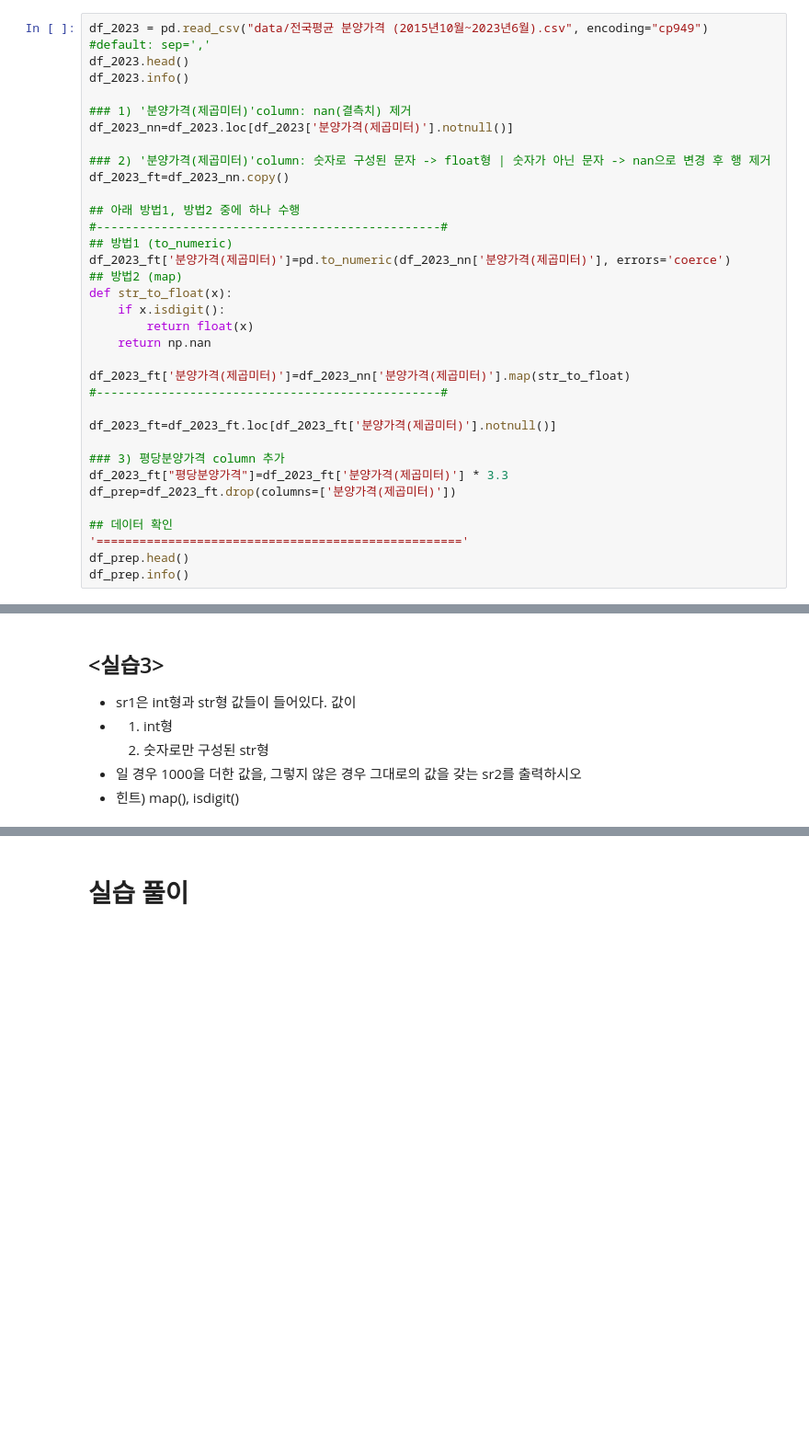
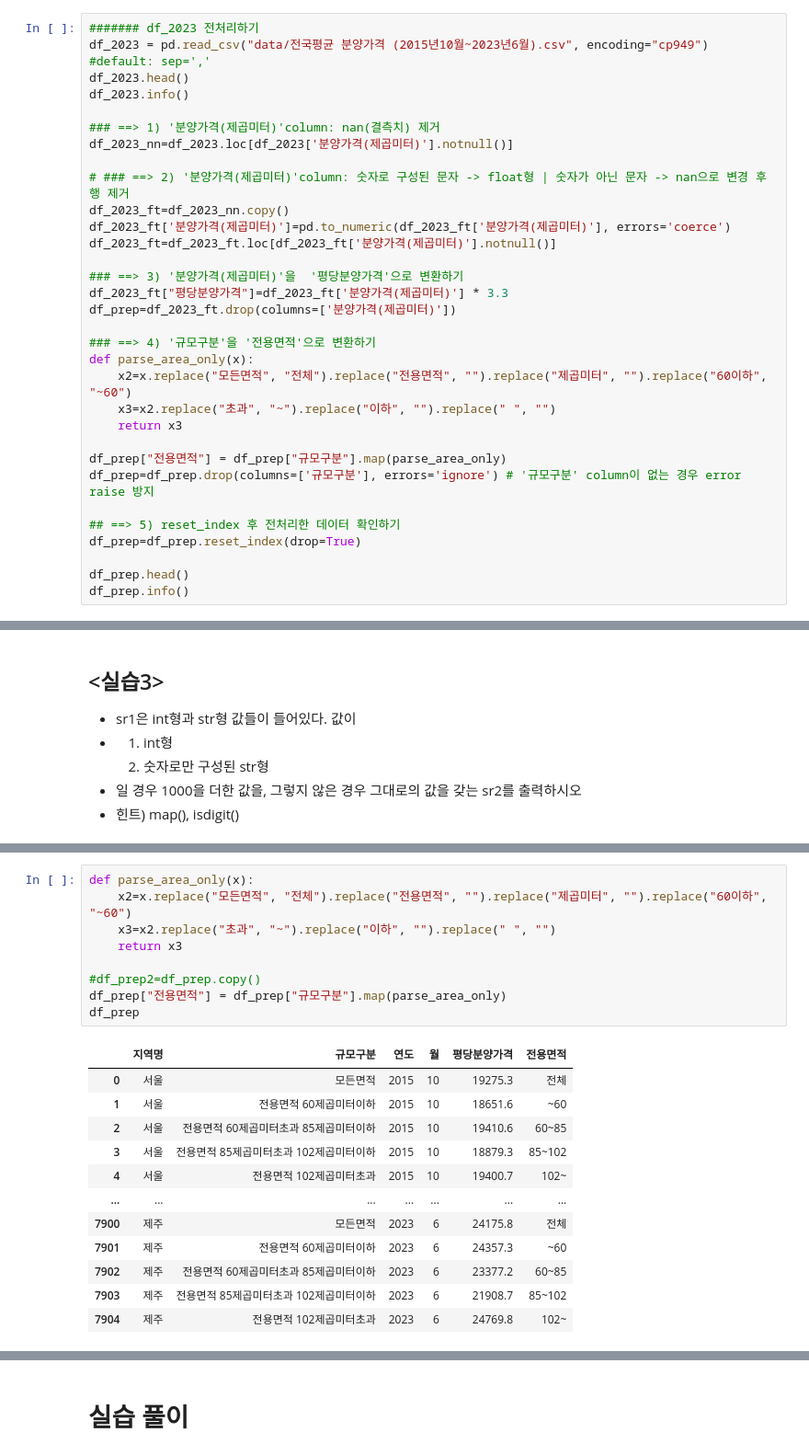
Before and after one commit to Woochang4862/USW-Public-Data-Analysis, a Jupyter notebook: pda_3w/2025_공공데이터분석_3w.ipynb, the cells around one changed output, grey strips where cells are left out. Shown at 92% size. Drawn from its saved outputs; the diff is of its cells as text; blank space fills up the shorter version.

```diff
--- a/pda_3w/2025_공공데이터분석_3w.ipynb
+++ b/pda_3w/2025_공공데이터분석_3w.ipynb
@@ -145,35 +145,33 @@ pandas.core.frame.DataFrame
 # %%
+####### df_2023 전처리하기
 df_2023 = pd.read_csv("data/전국평균 분양가격 (2015년10월~2023년6월).csv", encoding="cp949") #default: sep=','
 df_2023.head()
 df_2023.info()
 
-### 1) '분양가격(제곱미터)'column: nan(결측치) 제거
+### ==> 1) '분양가격(제곱미터)'column: nan(결측치) 제거
 df_2023_nn=df_2023.loc[df_2023['분양가격(제곱미터)'].notnull()]
 
-### 2) '분양가격(제곱미터)'column: 숫자로 구성된 문자 -> float형 | 숫자가 아닌 문자 -> nan으로 변경 후 행 제거
+# ### ==> 2) '분양가격(제곱미터)'column: 숫자로 구성된 문자 -> float형 | 숫자가 아닌 문자 -> nan으로 변경 후 행 제거
 df_2023_ft=df_2023_nn.copy()
-
-## 아래 방법1, 방법2 중에 하나 수행
-#------------------------------------------------#
-## 방법1 (to_numeric)
-df_2023_ft['분양가격(제곱미터)']=pd.to_numeric(df_2023_nn['분양가격(제곱미터)'], errors='coerce')
-## 방법2 (map)
-def str_to_float(x):
-    if x.isdigit():
-        return float(x)
-    return np.nan
-
-df_2023_ft['분양가격(제곱미터)']=df_2023_nn['분양가격(제곱미터)'].map(str_to_float)
-#------------------------------------------------#
-
+df_2023_ft['분양가격(제곱미터)']=pd.to_numeric(df_2023_ft['분양가격(제곱미터)'], errors='coerce')
 df_2023_ft=df_2023_ft.loc[df_2023_ft['분양가격(제곱미터)'].notnull()]
 
-### 3) 평당분양가격 column 추가
+### ==> 3) '분양가격(제곱미터)'을  '평당분양가격'으로 변환하기
 df_2023_ft["평당분양가격"]=df_2023_ft['분양가격(제곱미터)'] * 3.3
 df_prep=df_2023_ft.drop(columns=['분양가격(제곱미터)'])
 
-## 데이터 확인
-'==================================================='
+### ==> 4) '규모구분'을 '전용면적'으로 변환하기
+def parse_area_only(x):
+    x2=x.replace("모든면적", "전체").replace("전용면적", "").replace("제곱미터", "").replace("60이하", "~60")
+    x3=x2.replace("초과", "~").replace("이하", "").replace(" ", "")
+    return x3
+
+df_prep["전용면적"] = df_prep["규모구분"].map(parse_area_only)
+df_prep=df_prep.drop(columns=['규모구분'], errors='ignore') # '규모구분' column이 없는 경우 error raise 방지
+
+## ==> 5) reset_index 후 전처리한 데이터 확인하기
+df_prep=df_prep.reset_index(drop=True)
+
 df_prep.head()
 df_prep.info()
 # %% [output]
@@ -799,0 +709,22 @@ dtype: object
+# %%
+def parse_area_only(x):
+    x2=x.replace("모든면적", "전체").replace("전용면적", "").replace("제곱미터", "").replace("60이하", "~60")
+    x3=x2.replace("초과", "~").replace("이하", "").replace(" ", "")
+    return x3
+
+#df_prep2=df_prep.copy()
+df_prep["전용면적"] = df_prep["규모구분"].map(parse_area_only)
+df_prep
+# %% [output]
+|  | 지역명 | 규모구분 | 연도 | 월 | 평당분양가격 | 전용면적 |
+| 0 | 서울 | 모든면적 | 2015 | 10 | 19275.3 | 전체 |
+| 1 | 서울 | 전용면적 60제곱미터이하 | 2015 | 10 | 18651.6 | ~60 |
+| 2 | 서울 | 전용면적 60제곱미터초과 85제곱미터이하 | 2015 | 10 | 19410.6 | 60~85 |
+| 3 | 서울 | 전용면적 85제곱미터초과 102제곱미터이하 | 2015 | 10 | 18879.3 | 85~102 |
+| 4 | 서울 | 전용면적 102제곱미터초과 | 2015 | 10 | 19400.7 | 102~ |
+| ... | ... | ... | ... | ... | ... | ... |
+| 7900 | 제주 | 모든면적 | 2023 | 6 | 24175.8 | 전체 |
+| 7901 | 제주 | 전용면적 60제곱미터이하 | 2023 | 6 | 24357.3 | ~60 |
+| 7902 | 제주 | 전용면적 60제곱미터초과 85제곱미터이하 | 2023 | 6 | 23377.2 | 60~85 |
+| 7903 | 제주 | 전용면적 85제곱미터초과 102제곱미터이하 | 2023 | 6 | 21908.7 | 85~102 |
+| 7904 | 제주 | 전용면적 102제곱미터초과 | 2023 | 6 | 24769.8 | 102~ |
```
Also changed, not shown: parts of 29 cells of this notebook, 13 other files.
